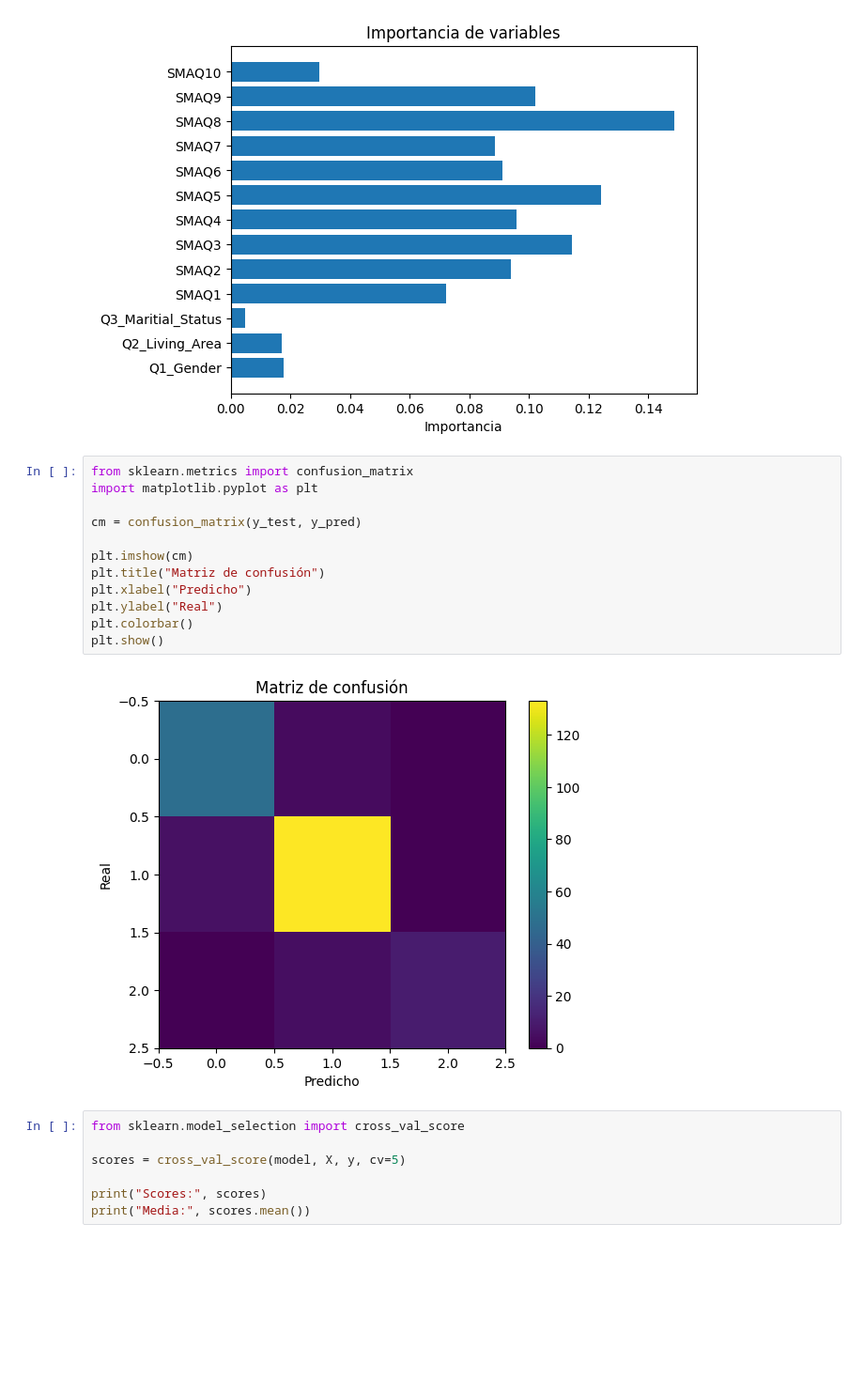
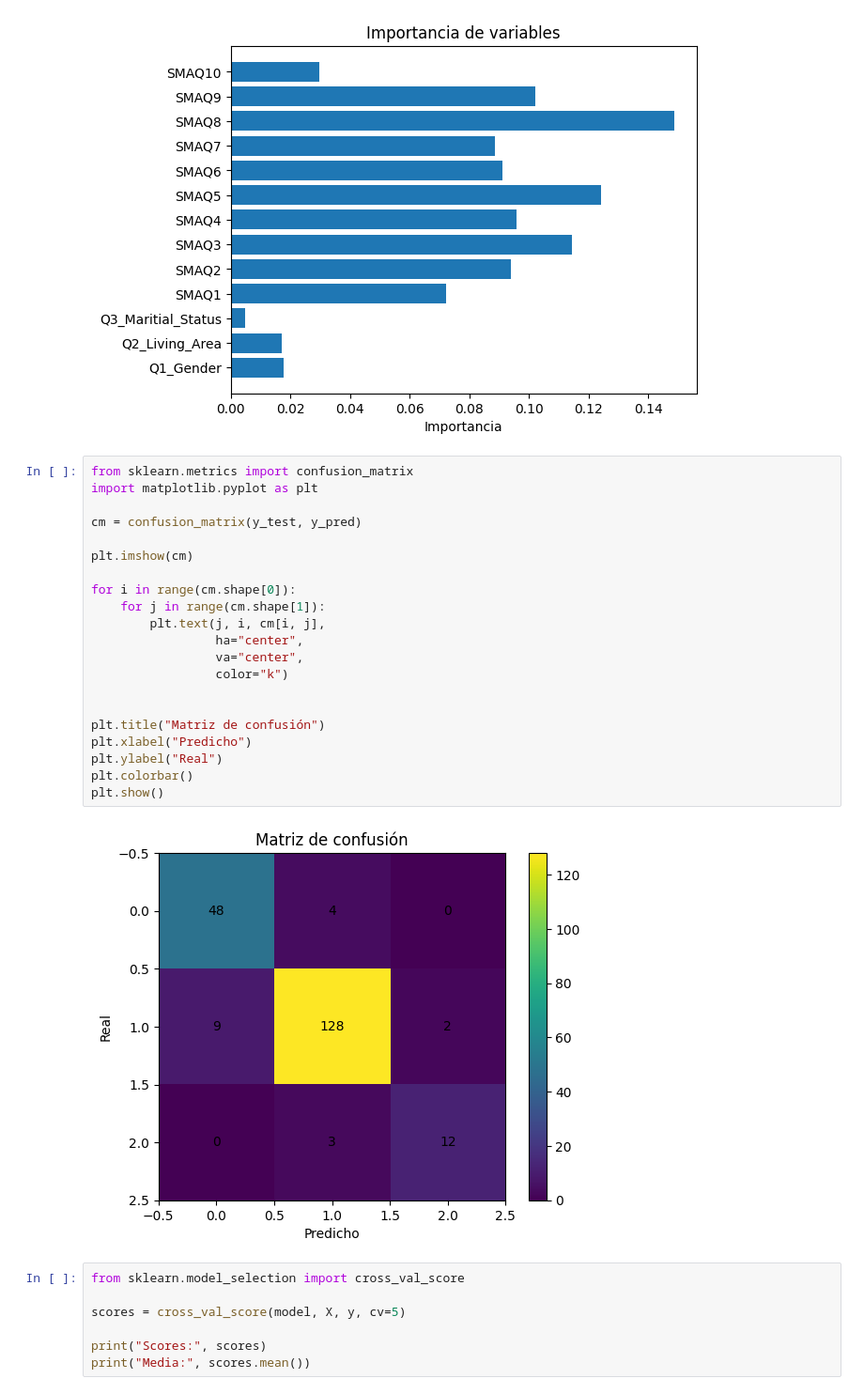
Before and after one commit to Oscar1979-png/2026-02-BILBAO-FT-Data-Science, a Jupyter notebook: 3-Machine_Learning/ML_project/Notebook proyecto ML_OFG.ipynb, the cells around one changed output. Shown at 94% size. Cells and saved outputs as stored; diff of their text form; blank space fills up the shorter version.

```diff
--- a/3-Machine_Learning/ML_project/Notebook proyecto ML_OFG.ipynb
+++ b/3-Machine_Learning/ML_project/Notebook proyecto ML_OFG.ipynb
@@ -120,17 +124,26 @@ plt.show()
 # %%
 from sklearn.metrics import confusion_matrix
 import matplotlib.pyplot as plt
 
 cm = confusion_matrix(y_test, y_pred)
 
 plt.imshow(cm)
+
+for i in range(cm.shape[0]):
+    for j in range(cm.shape[1]):
+        plt.text(j, i, cm[i, j],
+                 ha="center",
+                 va="center",
+                 color="k")
+
+
 plt.title("Matriz de confusión")
 plt.xlabel("Predicho")
 plt.ylabel("Real")
 plt.colorbar()
 plt.show()
 # %% [output]
-[figure, old version]
+[figure, new version]
 # %%
 from sklearn.model_selection import cross_val_score
 
```
Also changed, not shown: parts of 16 cells of this notebook, 8 other files.
